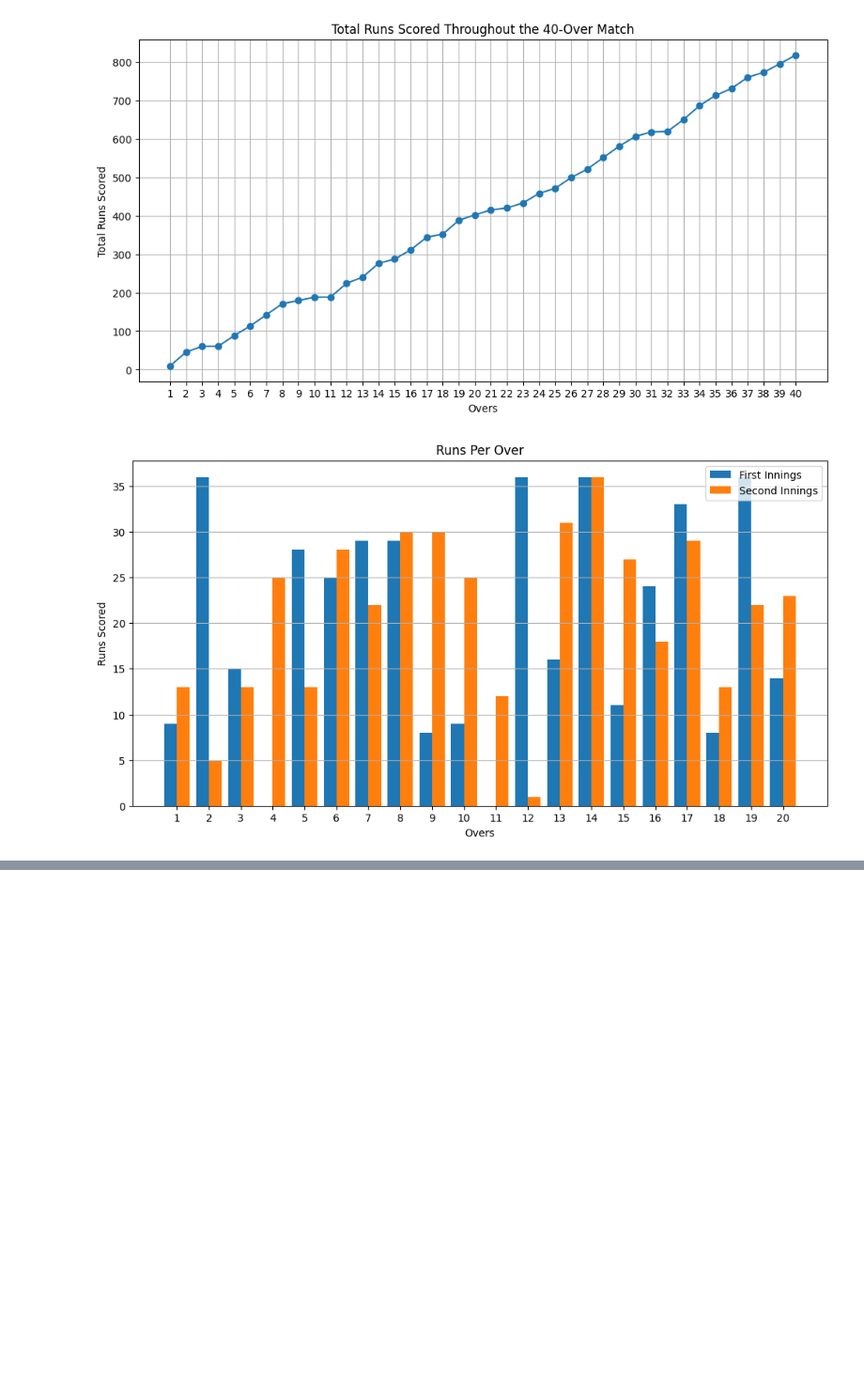
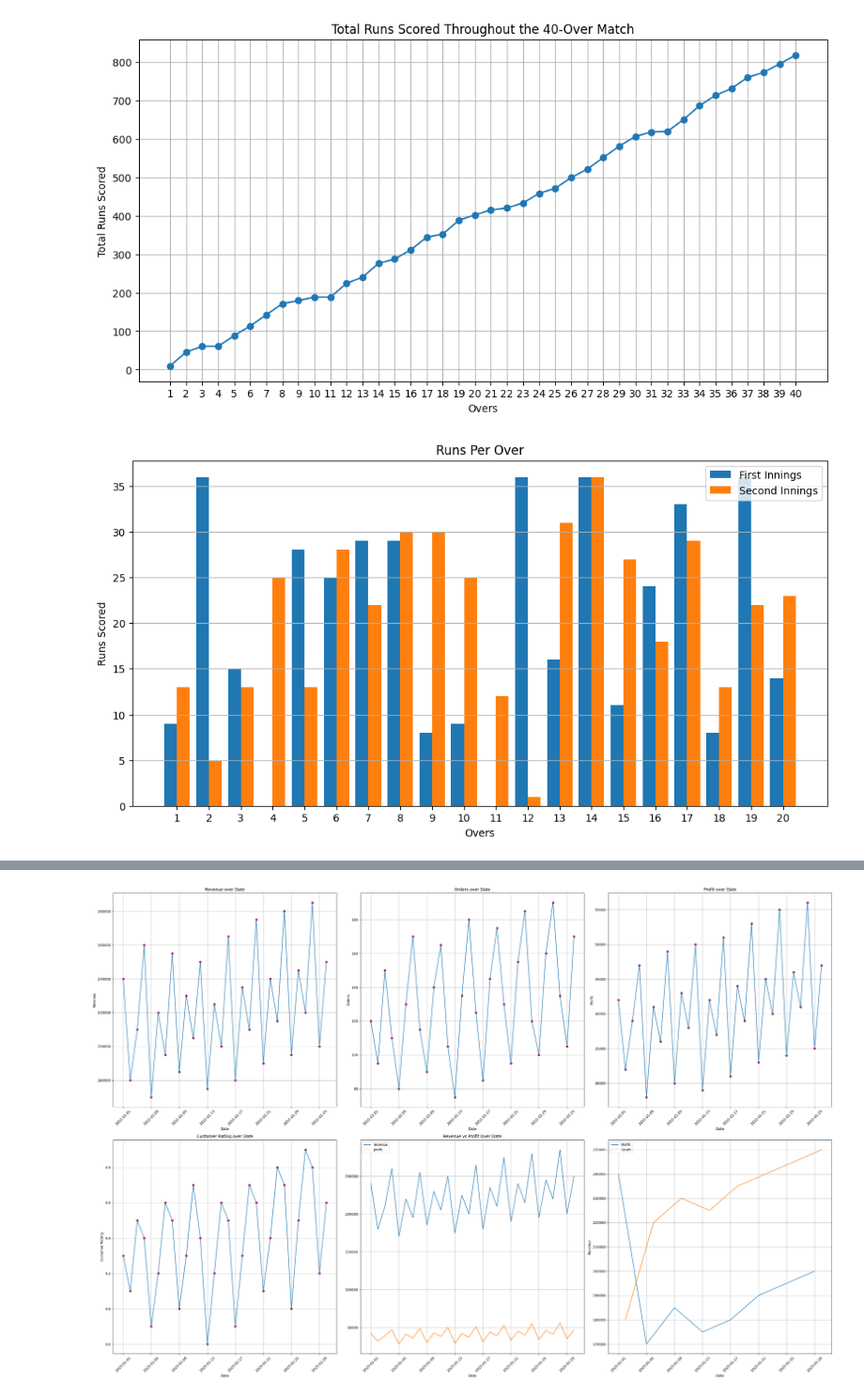
Before and after one commit to theaditya24/COMPLETE-PYTHON-FOR-DATA-ANALYTICS, a Jupyter notebook: Data Visualization Practice.ipynb, the cells around one changed output, grey strips where cells are left out. Shown at 94% size. Drawn from its saved outputs; the diff is of its cells as text; code cells hidden in the pictures; blank space fills up the shorter version.

Commit message:
Added Some Practice Questions

```diff
--- a/Data Visualization Practice.ipynb
+++ b/Data Visualization Practice.ipynb
@@ -75,0 +133,64 @@ plt.show()
+# %%
+plt.figure(figsize=(30,20))
+
+# Question 1
+plt.subplot(2,3,1)
+plt.plot(df['Date'],df['Revenue'],marker='o',markerfacecolor='red')
+plt.xticks(rotation=45)
+plt.title("Revenue over Date")
+plt.xlabel("Date")
+plt.ylabel("Revenue")
+plt.grid()
+
+# Question 2
+plt.subplot(2,3,2)
+plt.plot(df['Date'],df['Orders'], marker='o',markerfacecolor='red')
+plt.xticks(rotation=45)
+plt.title("Orders over Date")
+plt.xlabel("Date")
+plt.ylabel("Orders")
+plt.grid()
+
+# Question 3
+plt.subplot(2,3,3)
+plt.plot(df['Date'],df['Profit'], marker='o',markerfacecolor='red')
+plt.xticks(rotation=45)
+plt.title("Profit over Date")
+plt.xlabel("Date")
+plt.ylabel("Profit")
+plt.grid()
+
+# Question 4
+plt.subplot(2,3,4)
+plt.plot(df['Date'],df['Customer_Rating'], marker='o',markerfacecolor='red')
+plt.xticks(rotation=45)
+plt.title("Customer Rating over Date")
+plt.xlabel("Date")
+plt.ylabel("Customer Rating")
+plt.grid()
+
+# Question 5
+plt.subplot(2,3,5)
+plt.plot(df['Date'],df['Revenue'], label="revenue")
+plt.plot(df['Date'],df['Profit'], label="profit")
+plt.xticks(rotation=45)
+plt.legend()
+plt.title("Revenue vs Profit Over Date")
+plt.xlabel("Date")
+plt.grid()
+
+# Question 6
+plt.subplot(2,3,6)
+north = df[df['Region'] == 'North']
+south = df[df['Region'] == 'South']
+plt.plot(north['Date'], north['Revenue'], label='North')
+plt.plot(south['Date'], south['Revenue'], label='South')
+plt.xticks(rotation=45)
+plt.xlabel("Date")
+plt.ylabel("Revenue")
+plt.legend()
+plt.grid()
+
+plt.tight_layout()
+# %% [output]
+[figure, added]
```
Also changed, not shown: parts of 6 cells of this notebook, 1 other file.
